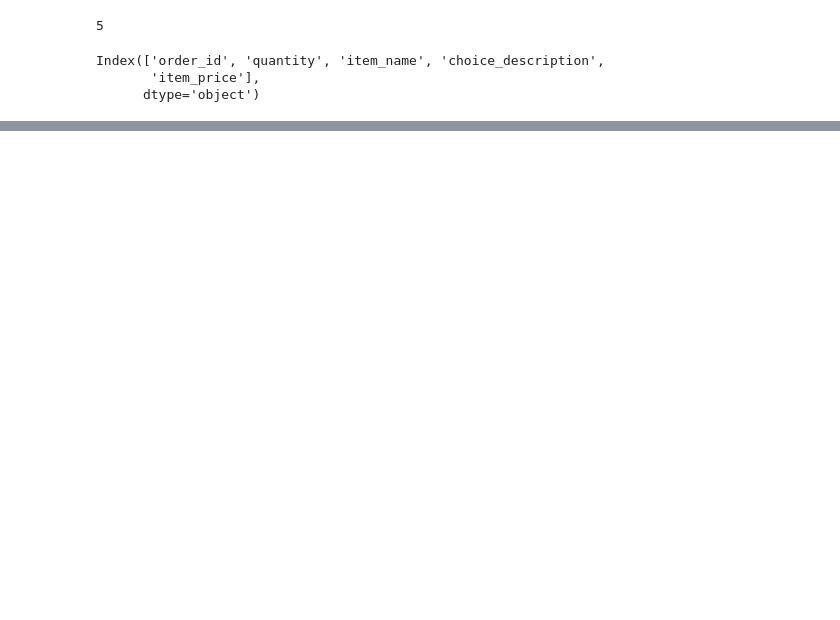
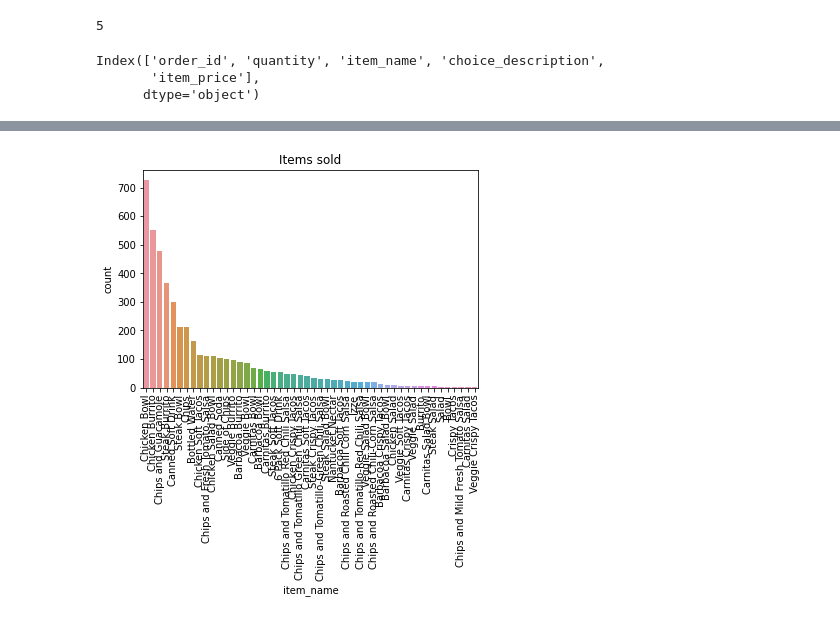
Before and after one commit to rohandawar/pandaspractise, a Jupyter notebook: Pandas_cipotle.ipynb, the cells around one changed output, grey strips where cells are left out. Saved outputs shown, nothing was run; the diff lists cells and outputs as text; code cells hidden in the pictures; blank space fills up the shorter version.

```diff
--- a/Pandas_cipotle.ipynb
+++ b/Pandas_cipotle.ipynb
@@ -62,0 +100,8 @@ Index(['order_id', 'quantity', 'item_name', 'choice_description',
+# %%
+# Another approach for getting the maximum sold iteam.
+sns.countplot(x = 'item_name', data = chipo, order=chipo['item_name'].value_counts().index)
+plt.title('Items sold')
+plt.xticks(rotation=90)
+plt.show()
+# %% [output]
+[figure, added]
```
Also changed, not shown: parts of 6 cells of this notebook.
